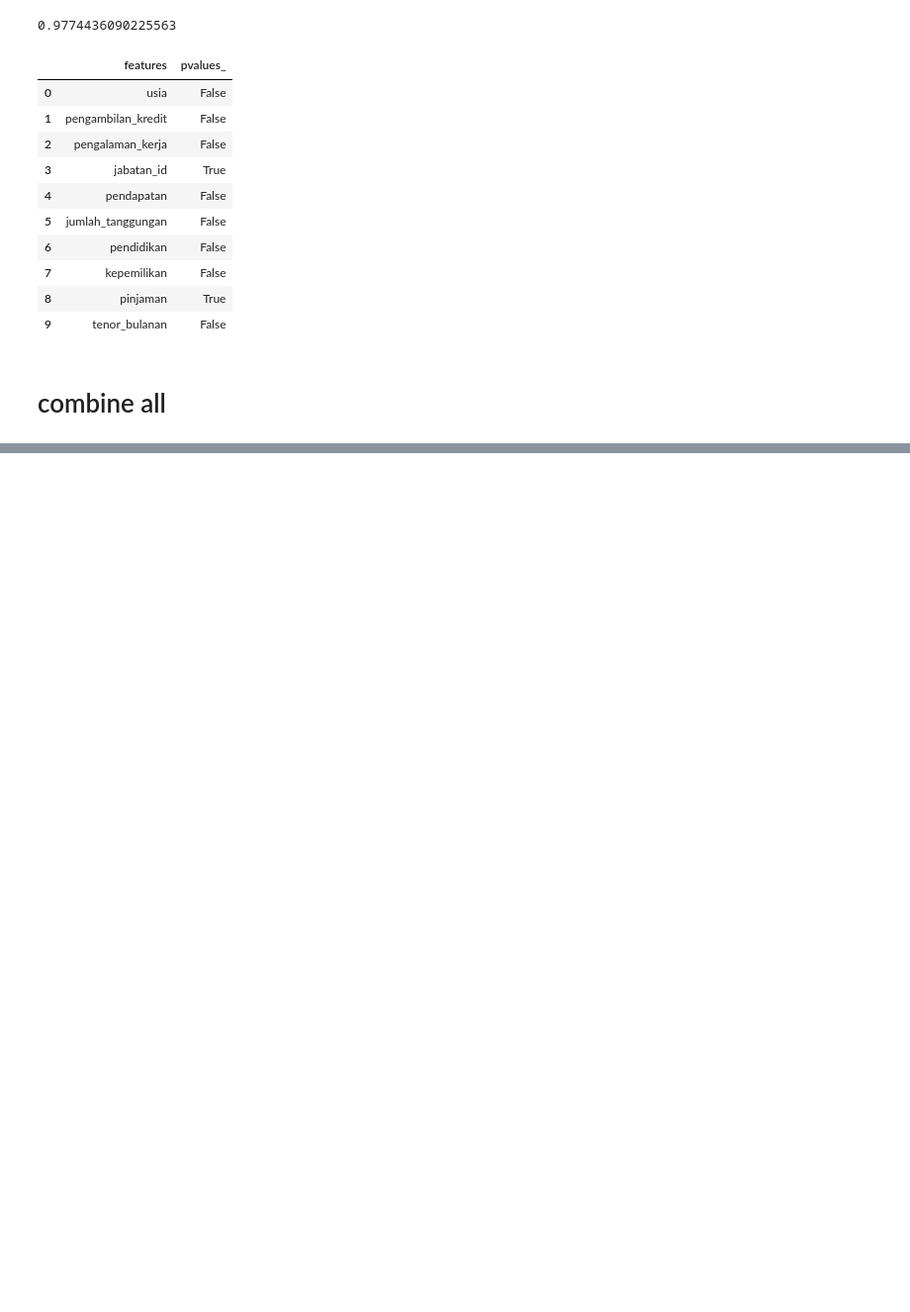
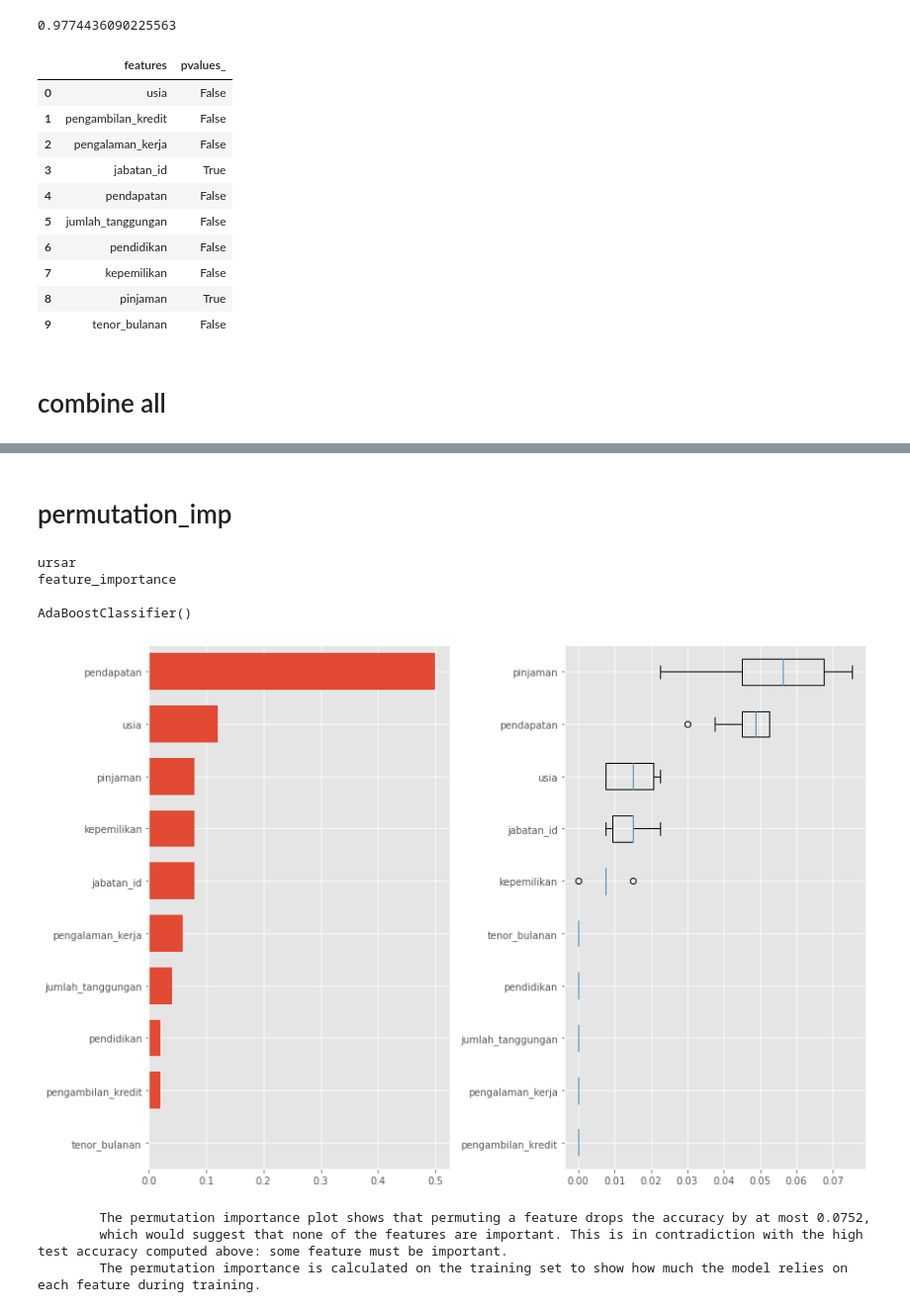
Before and after one commit to imanursar/Machine-Learning-Notes, a Jupyter notebook: Custom Function/Feature Importance Function.ipynb, the cells around one changed output, grey strips where cells are left out. Shown at 99% size. Cells and saved outputs as stored; diff of their text form; code cells hidden in the pictures; blank space fills up the shorter version.

```diff
--- a/Custom Function/Feature Importance Function.ipynb
+++ b/Custom Function/Feature Importance Function.ipynb
@@ -439,0 +457,13 @@ test
+# %% [markdown]
+# permutation_imp
+# %%
+cols,permute = feature_importance.permutation_imp(df1,"kat_status",fun="adaboost",n_repeats=10,rs=None)
+# %% [output]
+ursar
+feature_importance
+
+AdaBoostClassifier()
+[figure, added]
+        The permutation importance plot shows that permuting a feature drops the accuracy by at most 0.0752,
+        which would suggest that none of the features are important. This is in contradiction with the high test accuracy computed above: some feature must be important.
+        The permutation importance is calculated on the training set to show how much the model relies on each feature during training.
```
Also changed, not shown: parts of 13 cells of this notebook.
